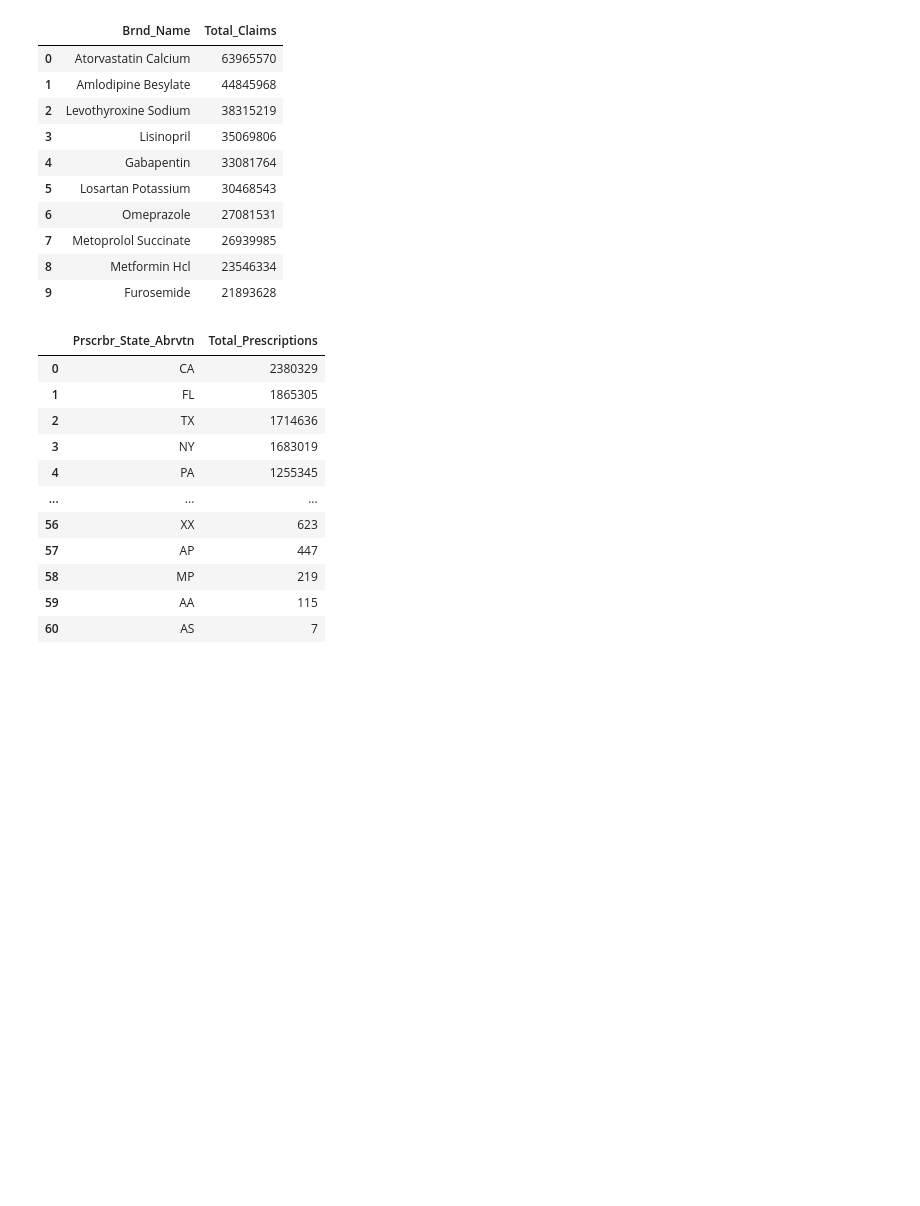
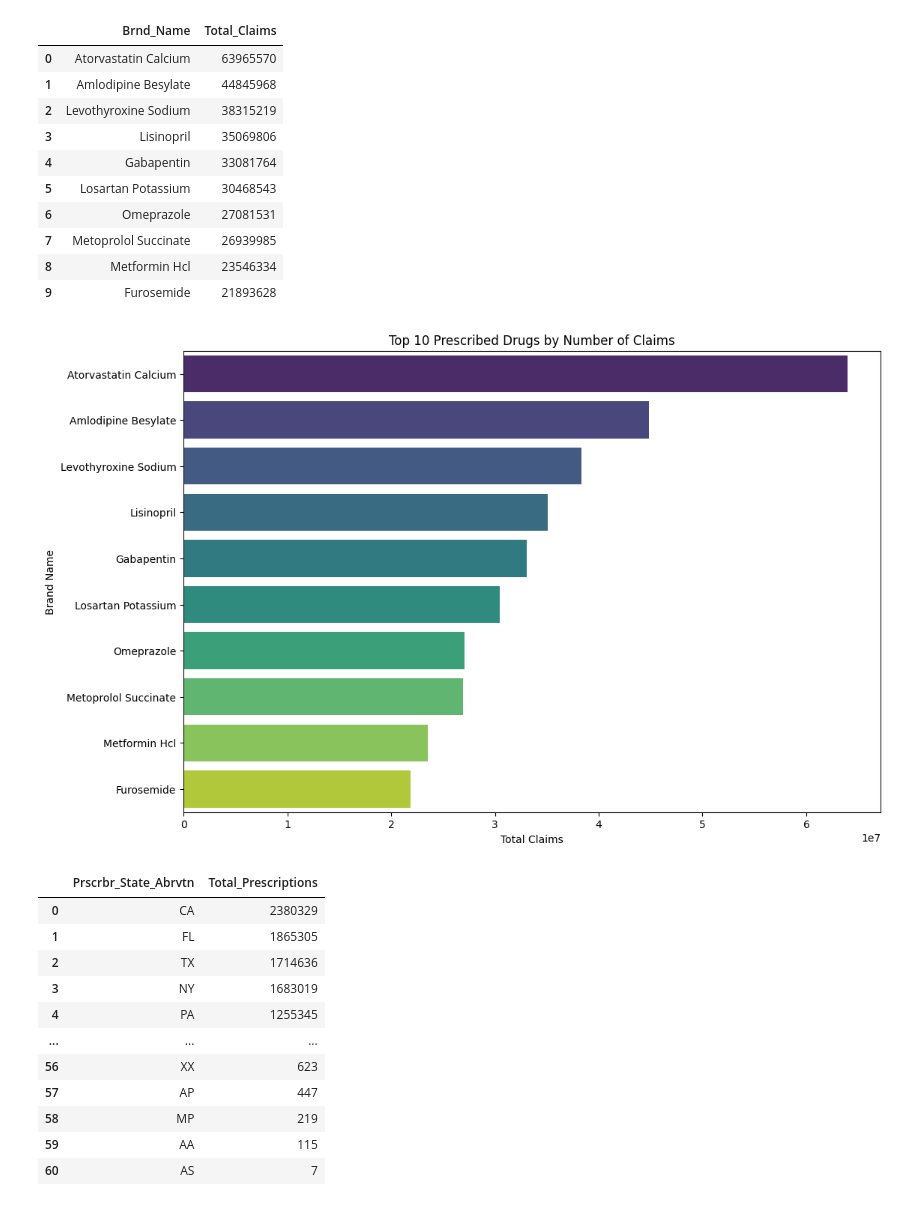
Before and after one commit to dillon-shearer/portfolio, a Jupyter notebook: prescription_Drugs_SQL/scripts/4_prescriptions_EDA.ipynb, the cells around one changed output. Saved outputs shown, nothing was run; the diff lists cells and outputs as text; code cells hidden in the pictures; blank space fills up the shorter version.

Commit message:
update Eda with visuals
Signed-off-by: Dillon Shearer <113262866+dillon-shearer@users.noreply.github.com>

```diff
--- a/prescription_Drugs_SQL/scripts/4_prescriptions_EDA.ipynb
+++ b/prescription_Drugs_SQL/scripts/4_prescriptions_EDA.ipynb
@@ -14,5 +20,5 @@ import pandas as pd
 # %%
-db_file = 'prescription_Drugs_SQL/data/medicare_part_d_prescriptions.db'
+db_file = 'data/medicare_part_d_prescriptions.db'
 
 # Function to create a connection to the SQLite database
 def create_connection(db_file):
@@ -57,6 +63,17 @@ top_prescribed_drugs
 | 7 | Metoprolol Succinate | 26939985 |
 | 8 | Metformin Hcl | 23546334 |
 | 9 | Furosemide | 21893628 |
+# %%
+# Visualization for Top Prescribed Drugs
+plt.figure(figsize=(12, 8))
+sns.barplot(x='Total_Claims', y='Brnd_Name', hue='Brnd_Name', data=top_prescribed_drugs, palette='viridis', dodge=False, legend=False)
+plt.title('Top 10 Prescribed Drugs by Number of Claims')
+plt.xlabel('Total Claims')
+plt.ylabel('Brand Name')
+plt.legend([],[], frameon=False)  # Hide the legend
+plt.show()
+# %% [output]
+[figure, added]
 # %%
 # Prescriptions by State
 query = """
```
Also changed, not shown: parts of 8 cells of this notebook.
